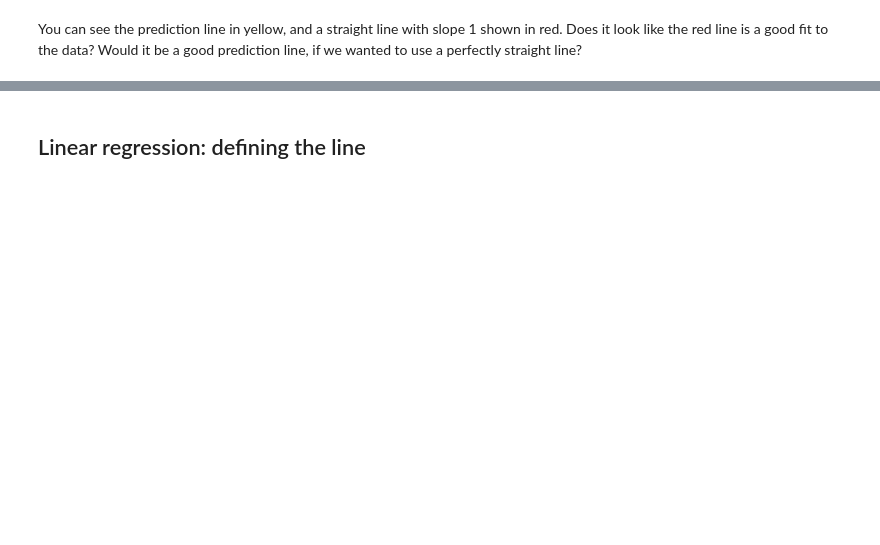
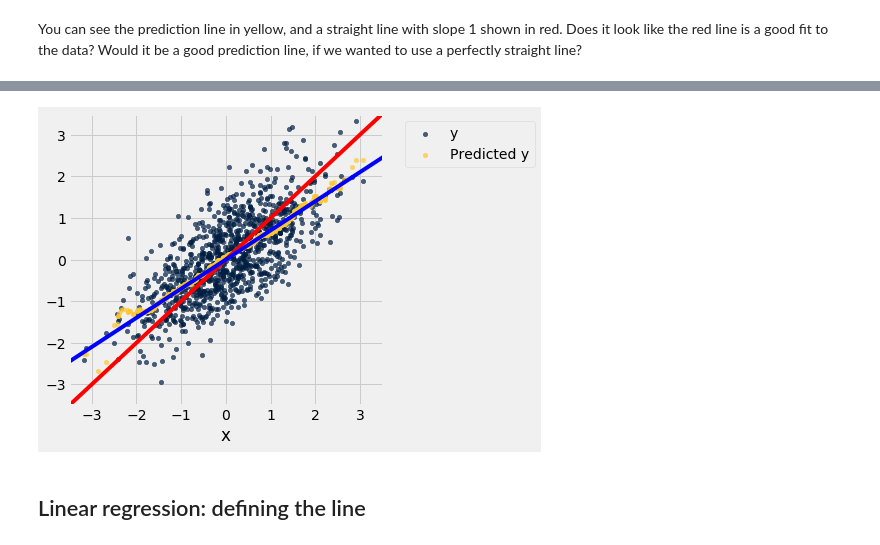
Before and after one commit to Peter-Jantsch/m121-sp21-lecture-demo, a Jupyter notebook: lec25.ipynb, the cells around one changed output, grey strips where cells are left out. Saved outputs shown, nothing was run; the diff lists cells and outputs as text; code cells hidden in the pictures; blank space fills up the shorter version.

```diff
--- a/lec25.ipynb
+++ b/lec25.ipynb
@@ -142,10 +150,12 @@ resize_window()
 # %%
 example = r_table(0.7)
 example = example.with_column('Predicted y', example.apply(nn_prediction_example, 'x'))
 example.scatter('x')
 draw_line(slope=1, intercept=0, color='red')
-draw_line(slope=0.7, intercept=0, color='dodgerblue')
+draw_line(slope=0.7, intercept=0, color='blue')
 resize_window()
+# %% [output]
+[figure, added]
 # %% [markdown]
 ## Linear regression: defining the line
 # %%
```
Also changed, not shown: parts of 76 cells of this notebook.
